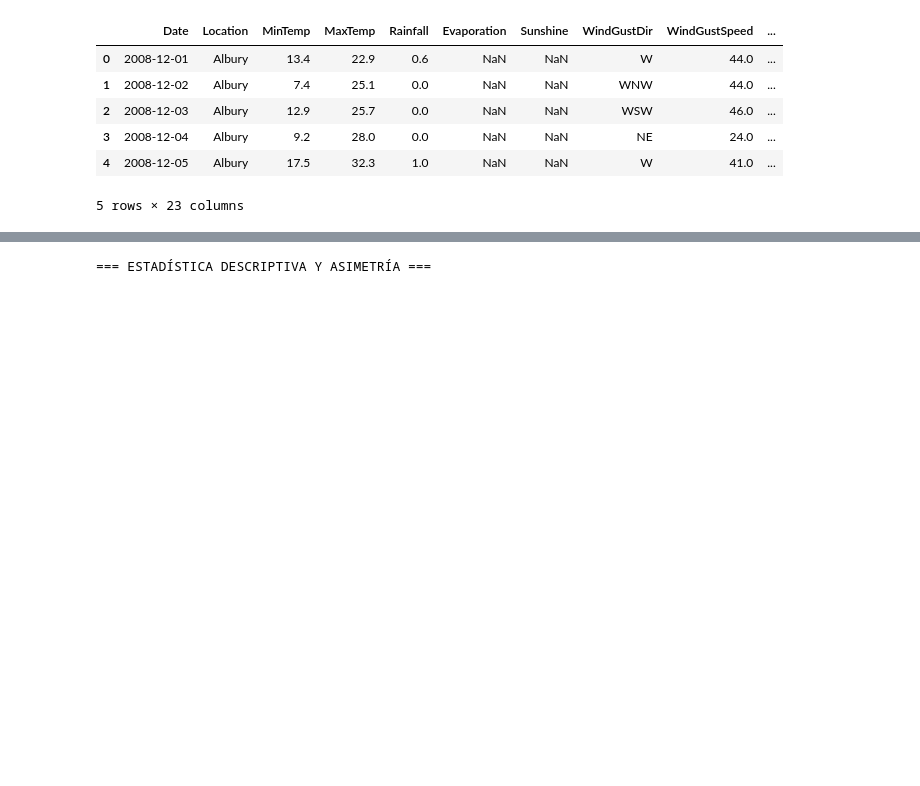
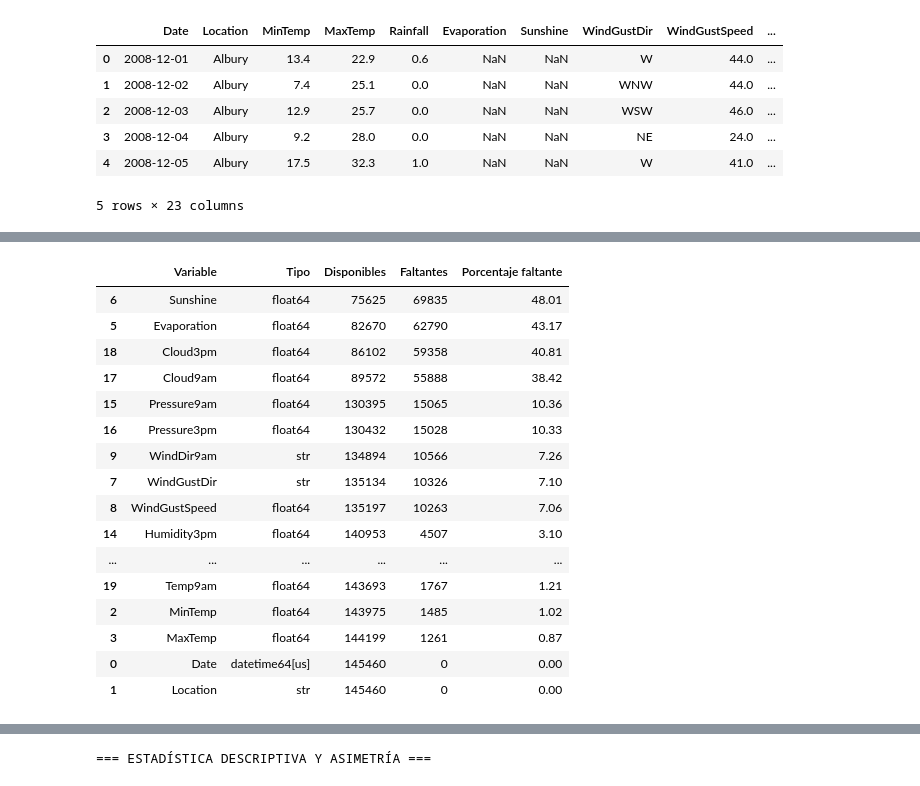
Before and after one commit to BenjaArayaM/Proyecto-Lluvias-Australia-Grupo7, a Jupyter notebook: notebooks/02_sumativa1_analisis.ipynb, the cells around one changed output, grey strips where cells are left out. Saved outputs shown, nothing was run; the diff lists cells and outputs as text; code cells hidden in the pictures; blank space fills up the shorter version.

```diff
--- a/notebooks/02_sumativa1_analisis.ipynb
+++ b/notebooks/02_sumativa1_analisis.ipynb
@@ -120,3 +120,83 @@ Name: count, dtype: int64
 | 3 | 2008-12-04 | Albury | 9.2 | 28.0 | 0.0 | NaN | NaN | NE | 24.0 | ... |
 | 4 | 2008-12-05 | Albury | 17.5 | 32.3 | 1.0 | NaN | NaN | W | 41.0 | ... |
 5 rows × 23 columns
+# %%
+
+# 1.1. Auditoría inicial de calidad de datos
+# Sumativa 1 - Grupo 7
+
+import pandas as pd
+from pathlib import Path
+
+# Resumen de tipos y valores faltantes
+calidad = pd.DataFrame({
+    "Variable": df.columns,
+    "Tipo": [str(df[c].dtype) for c in df.columns],
+    "Disponibles": df.notna().sum().values,
+    "Faltantes": df.isna().sum().values,
+    "Porcentaje faltante": (
+        df.isna().mean().values * 100
+    )
+})
+
+calidad = calidad.sort_values(
+    "Porcentaje faltante",
+    ascending=False
+)
+
+print("=== AUDITORÍA DE CALIDAD ===")
+
+print("Registros:", len(df))
+print("Variables:", len(df.columns))
+
+# Duplicados
+duplicados_exactos = df.duplicated().sum()
+
+duplicados_fecha = df.duplicated(
+    subset=["Location", "Date"]
+).sum()
+
+print("Duplicados exactos:", duplicados_exactos)
+print("Duplicados localidad-fecha:", duplicados_fecha)
+
+# Comprobaciones de consistencia
+fechas_invalidas = df["Date"].isna().sum()
+
+temperaturas_inconsistentes = (
+    df["MinTemp"] > df["MaxTemp"]
+).sum()
+
+precipitaciones_negativas = (
+    df["Rainfall"] < 0
+).sum()
+
+humedades_fuera_rango = sum(
+    ((df[c] < 0) | (df[c] > 100)).sum()
+    for c in ["Humidity9am", "Humidity3pm"]
+)
+
+print("Fechas inválidas:", fechas_invalidas)
+print("MinTemp > MaxTemp:", temperaturas_inconsistentes)
+print("Precipitaciones negativas:", precipitaciones_negativas)
+print("Humedades fuera de 0-100:", humedades_fuera_rango)
+
+# Registros completos
+registros_completos = df.notna().all(axis=1).sum()
+
+print("Registros completos:", registros_completos)
+
+print("\n=== VALORES FALTANTES POR VARIABLE ===")
+display(calidad.round(2))
+
+# Guardar evidencia
+carpeta_tablas = Path("../results/02_sumativa1/tables")
+carpeta_tablas.mkdir(parents=True, exist_ok=True)
+
+calidad.to_csv(
+    carpeta_tablas / "auditoria_calidad_datos.csv",
+    index=False,
+    encoding="utf-8-sig"
+)
+
+print("\nAuditoría guardada correctamente.")
+# %% [output]
@@ -122,0 +215,17 @@ Name: count, dtype: int64
+|  | Variable | Tipo | Disponibles | Faltantes | Porcentaje faltante |
+| 6 | Sunshine | float64 | 75625 | 69835 | 48.01 |
+| 5 | Evaporation | float64 | 82670 | 62790 | 43.17 |
+| 18 | Cloud3pm | float64 | 86102 | 59358 | 40.81 |
+| 17 | Cloud9am | float64 | 89572 | 55888 | 38.42 |
+| 15 | Pressure9am | float64 | 130395 | 15065 | 10.36 |
+| 16 | Pressure3pm | float64 | 130432 | 15028 | 10.33 |
+| 9 | WindDir9am | str | 134894 | 10566 | 7.26 |
+| 7 | WindGustDir | str | 135134 | 10326 | 7.10 |
+| 8 | WindGustSpeed | float64 | 135197 | 10263 | 7.06 |
+| 14 | Humidity3pm | float64 | 140953 | 4507 | 3.10 |
+| ... | ... | ... | ... | ... | ... |
+| 19 | Temp9am | float64 | 143693 | 1767 | 1.21 |
+| 2 | MinTemp | float64 | 143975 | 1485 | 1.02 |
+| 3 | MaxTemp | float64 | 144199 | 1261 | 0.87 |
+| 0 | Date | datetime64[us] | 145460 | 0 | 0.00 |
+| 1 | Location | str | 145460 | 0 | 0.00 |
```
Also changed, not shown: parts of 4 cells of this notebook, 3 other files.
